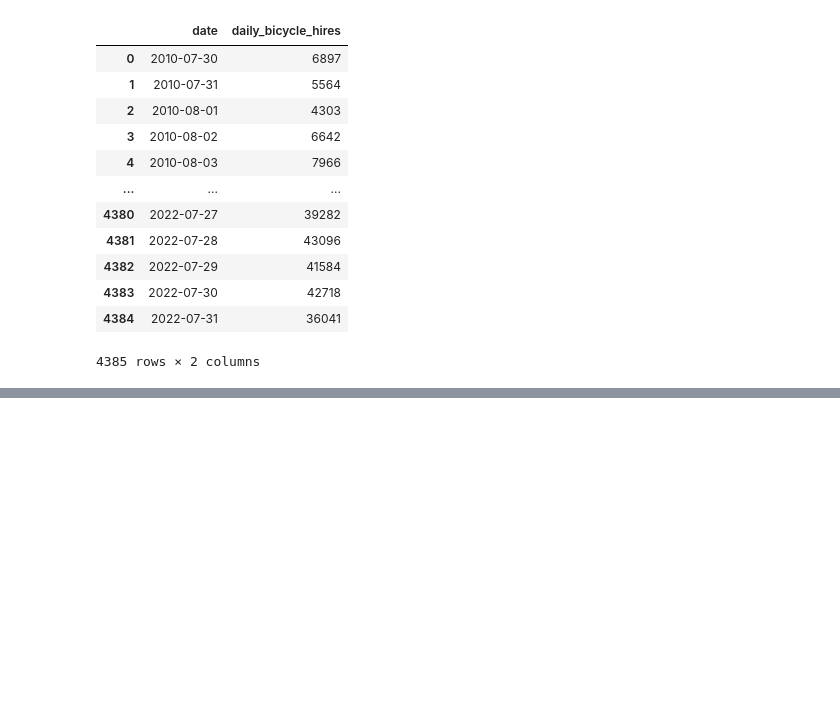
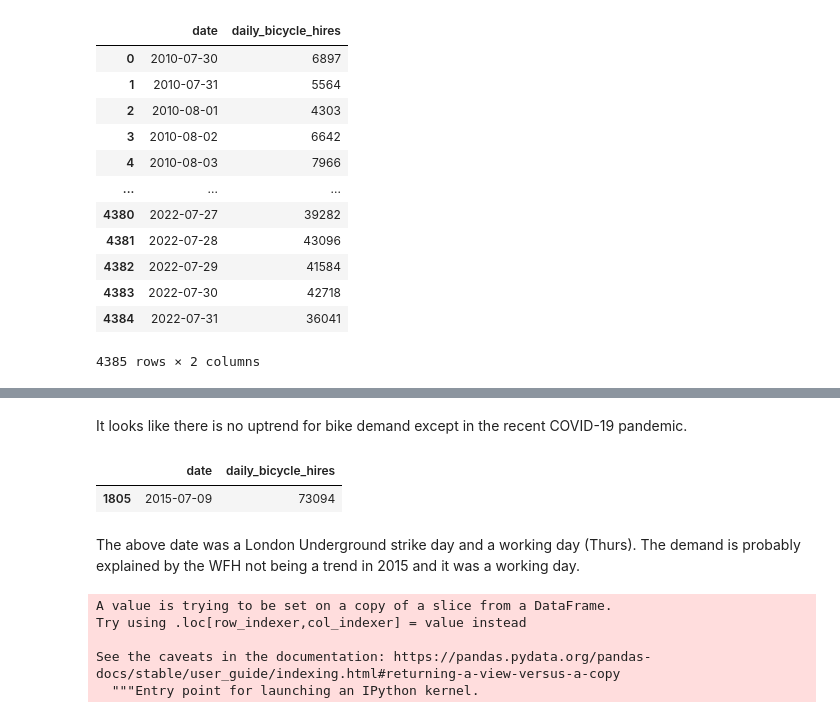
Before and after one commit to Anthony-Ng-20/London_Santander_Bikes, a Jupyter notebook: basic_time_series.ipynb, the cells around one changed output, grey strips where cells are left out. Drawn from its saved outputs; the diff is of its cells as text; code cells hidden in the pictures; blank space fills up the shorter version.

```diff
--- a/basic_time_series.ipynb
+++ b/basic_time_series.ipynb
@@ -57,0 +125,17 @@ bike_demand
+# %% [markdown]
+It looks like there is no uptrend for bike demand except in the recent COVID-19 pandemic.
+# %%
+bike_demand[bike_demand.daily_bicycle_hires==bike_demand.daily_bicycle_hires.max()]
+# %% [output]
+|  | date | daily_bicycle_hires |
+| 1805 | 2015-07-09 | 73094 |
+# %% [markdown]
+The above date was a London Underground strike day and a working day (Thurs). The demand is probably explained by the WFH not being a trend in 2015 and it was a working day.
+# %%
+bike_demand['year'] = bike_demand['date'].apply(lambda x: x.year)
+# %% [output]
+A value is trying to be set on a copy of a slice from a DataFrame.
+Try using .loc[row_indexer,col_indexer] = value instead
+
+See the caveats in the documentation: https://pandas.pydata.org/pandas-docs/stable/user_guide/indexing.html#returning-a-view-versus-a-copy
+  """Entry point for launching an IPython kernel.
```
Also changed, not shown: parts of 10 cells of this notebook.
